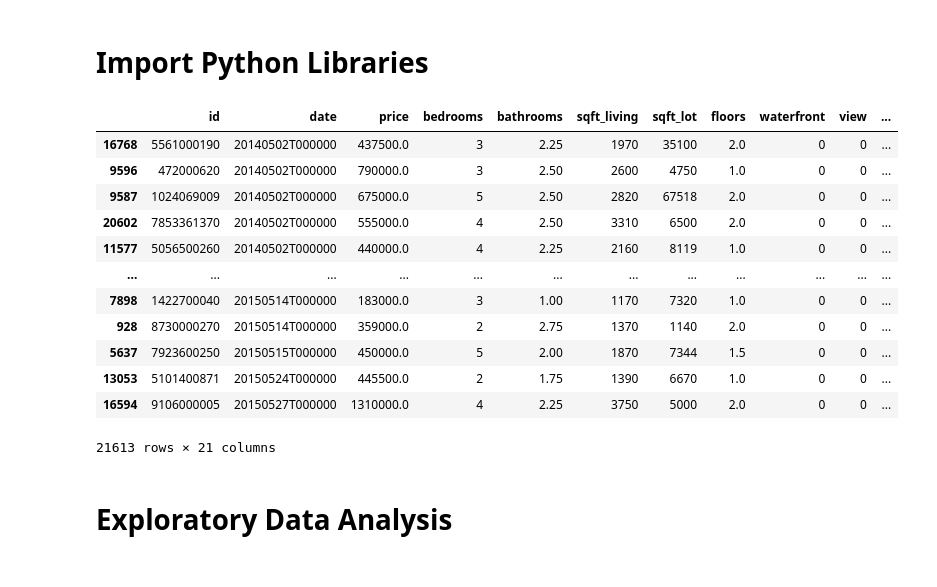
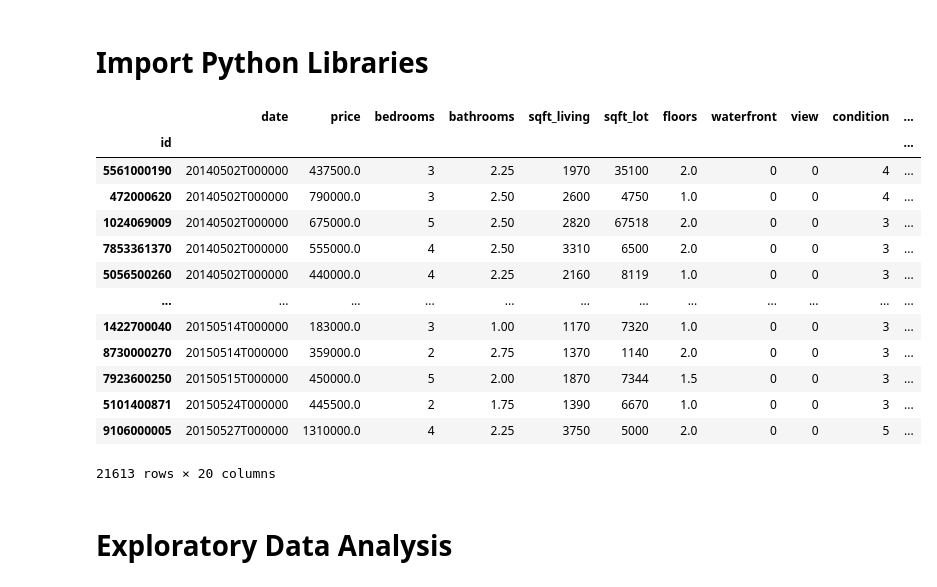
Before and after one commit to khuynh436/Housing-Price-Predictions, a Jupyter notebook: main.ipynb, the cells around one changed output. Cells and saved outputs as stored; diff of their text form; code cells hidden in the pictures.

```diff
--- a/main.ipynb
+++ b/main.ipynb
@@ -19,26 +19,27 @@ from sklearn import preprocessing # scaling, transforming, wrangling data
 from termcolor import colored as cl # text customization
 # %%
 # Import csv data and EDA
-df = pd.read_csv("kc_house_data.csv")
+df = pd.read_csv("kc_house_data.csv", index_col = 0)
 
 # View the data
 df.head()
 # Sort by date of purchase
 df.sort_values(by="date", axis=0)
 # %% [output]
-|  | id | date | price | bedrooms | bathrooms | sqft_living | sqft_lot | floors | waterfront | view | ... |
-| 16768 | 5561000190 | 20140502T000000 | 437500.0 | 3 | 2.25 | 1970 | 35100 | 2.0 | 0 | 0 | ... |
-| 9596 | 472000620 | 20140502T000000 | 790000.0 | 3 | 2.50 | 2600 | 4750 | 1.0 | 0 | 0 | ... |
-| 9587 | 1024069009 | 20140502T000000 | 675000.0 | 5 | 2.50 | 2820 | 67518 | 2.0 | 0 | 0 | ... |
-| 20602 | 7853361370 | 20140502T000000 | 555000.0 | 4 | 2.50 | 3310 | 6500 | 2.0 | 0 | 0 | ... |
-| 11577 | 5056500260 | 20140502T000000 | 440000.0 | 4 | 2.25 | 2160 | 8119 | 1.0 | 0 | 0 | ... |
+|  | date | price | bedrooms | bathrooms | sqft_living | sqft_lot | floors | waterfront | view | condition | ... |
+| id |  |  |  |  |  |  |  |  |  |  | ... |
+| 5561000190 | 20140502T000000 | 437500.0 | 3 | 2.25 | 1970 | 35100 | 2.0 | 0 | 0 | 4 | ... |
+| 472000620 | 20140502T000000 | 790000.0 | 3 | 2.50 | 2600 | 4750 | 1.0 | 0 | 0 | 4 | ... |
+| 1024069009 | 20140502T000000 | 675000.0 | 5 | 2.50 | 2820 | 67518 | 2.0 | 0 | 0 | 3 | ... |
+| 7853361370 | 20140502T000000 | 555000.0 | 4 | 2.50 | 3310 | 6500 | 2.0 | 0 | 0 | 3 | ... |
+| 5056500260 | 20140502T000000 | 440000.0 | 4 | 2.25 | 2160 | 8119 | 1.0 | 0 | 0 | 3 | ... |
 | ... | ... | ... | ... | ... | ... | ... | ... | ... | ... | ... | ... |
-| 7898 | 1422700040 | 20150514T000000 | 183000.0 | 3 | 1.00 | 1170 | 7320 | 1.0 | 0 | 0 | ... |
-| 928 | 8730000270 | 20150514T000000 | 359000.0 | 2 | 2.75 | 1370 | 1140 | 2.0 | 0 | 0 | ... |
-| 5637 | 7923600250 | 20150515T000000 | 450000.0 | 5 | 2.00 | 1870 | 7344 | 1.5 | 0 | 0 | ... |
-| 13053 | 5101400871 | 20150524T000000 | 445500.0 | 2 | 1.75 | 1390 | 6670 | 1.0 | 0 | 0 | ... |
-| 16594 | 9106000005 | 20150527T000000 | 1310000.0 | 4 | 2.25 | 3750 | 5000 | 2.0 | 0 | 0 | ... |
+| 1422700040 | 20150514T000000 | 183000.0 | 3 | 1.00 | 1170 | 7320 | 1.0 | 0 | 0 | 3 | ... |
+| 8730000270 | 20150514T000000 | 359000.0 | 2 | 2.75 | 1370 | 1140 | 2.0 | 0 | 0 | 3 | ... |
+| 7923600250 | 20150515T000000 | 450000.0 | 5 | 2.00 | 1870 | 7344 | 1.5 | 0 | 0 | 3 | ... |
+| 5101400871 | 20150524T000000 | 445500.0 | 2 | 1.75 | 1390 | 6670 | 1.0 | 0 | 0 | 3 | ... |
+| 9106000005 | 20150527T000000 | 1310000.0 | 4 | 2.25 | 3750 | 5000 | 2.0 | 0 | 0 | 5 | ... |
-21613 rows × 21 columns
+21613 rows × 20 columns
 # %% [markdown]
 # Exploratory Data Analysis
 # %%
```
Also changed, not shown: parts of 4 cells of this notebook.
